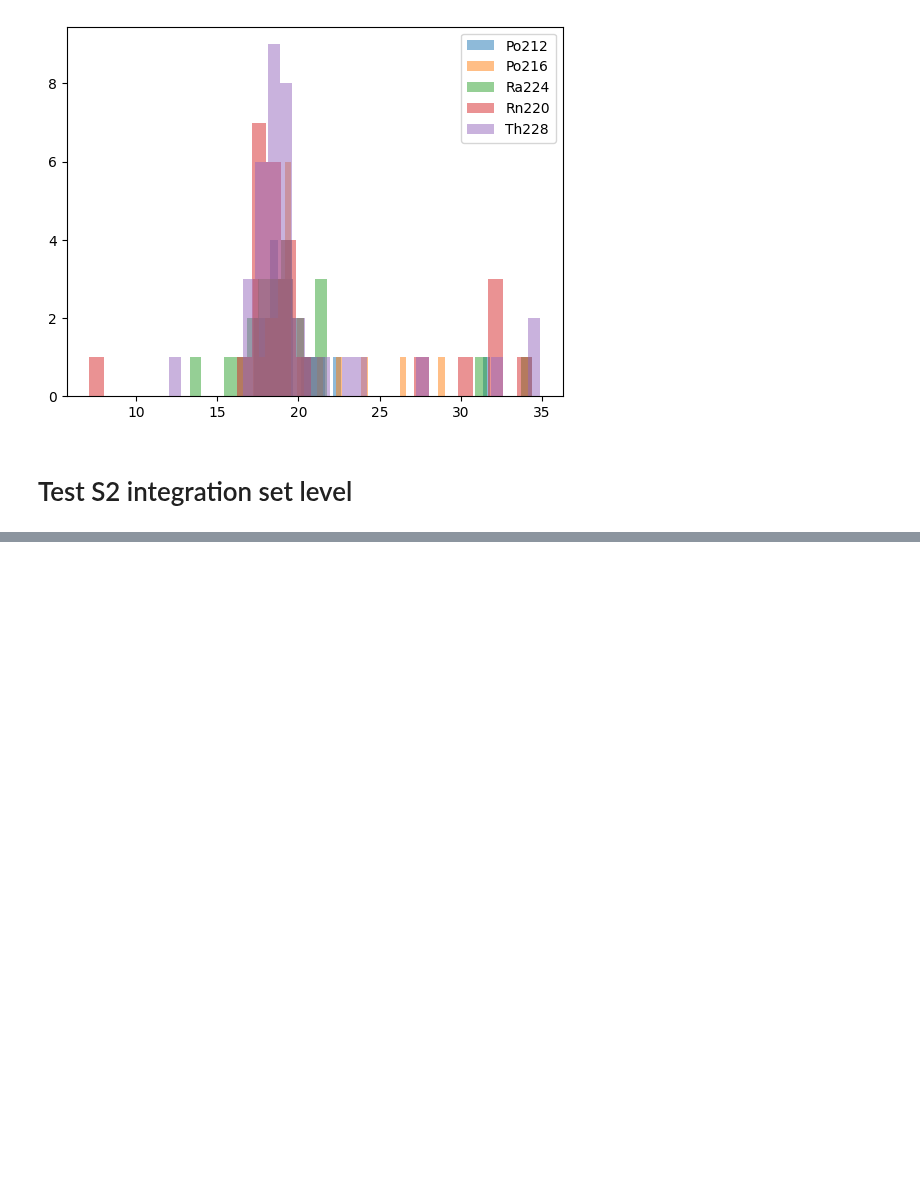
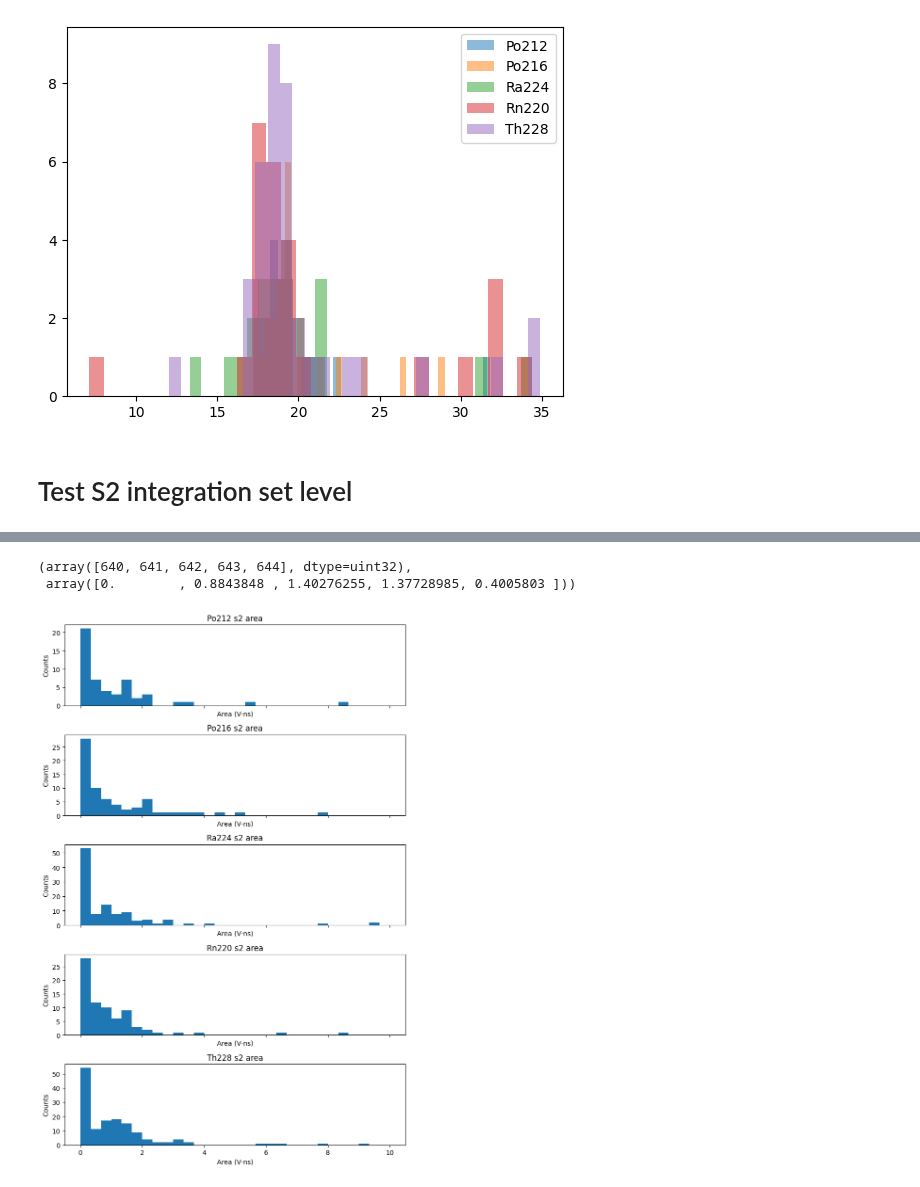
Before and after one commit to proscrite/RaTag, a Jupyter notebook: notebooks/multiiso_dev.ipynb, the cells around one changed output, grey strips where cells are left out. Drawn from its saved outputs; the diff is of its cells as text; code cells hidden in the pictures; blank space fills up the shorter version.

```diff
--- a/notebooks/multiiso_dev.ipynb
+++ b/notebooks/multiiso_dev.ipynb
@@ -378,0 +423,35 @@ plt.legend()
+# %%
+file_area_out = '/Users/pabloherrero/sabat/RaTagging/scope_data/waveforms/RUN18_multi/processed_data/FieldScan_Gate0100_Anode2000_s2_areas.npz'
+loaded_areas = np.load(file_area_out, allow_pickle=True)
+loaded_areas['uids'][:5], loaded_areas['s2_areas'][:5]
+# %% [output]
+(array([640, 641, 642, 643, 644], dtype=uint32),
+ array([0.        , 0.8843848 , 1.40276255, 1.37728985, 0.4005803 ]))
+# %%
+s2_area_map = {}
+for uid, area in zip(loaded_areas['uids'], loaded_areas['s2_areas']):
+    s2_area_map[uid] = area
+# %%
+area_dict = {}
+for name, uids in isot_s2.items():
+    for uid in uids:
+        try:
+            area_s2 = s2_area_map[uid]
+            area_dict[uid] = [name, area_s2]
+        except KeyError:
+            pass
+# %%
+areas_df = pd.DataFrame(area_dict, ).T
+areas_df.columns = ['isotope', 'area']
+grouped_area = list(areas_df.groupby('isotope')['area'])
+# %%
+fig, ax = plt.subplots(len(grouped_area), 1,
+                       figsize = (8, 12),
+                       sharex=True)
+for j, isot in enumerate(range(len(grouped_area))):
+    name, val_isot = grouped_area[isot]
+    ax[j].hist(val_isot, bins=30, range=(0, 10))
+    ax[j].set(title=str(name) + ' s2 area', xlabel='Area (V·ns)', ylabel='Counts')
+plt.tight_layout()
+# %% [output]
+[figure, added]
```
Also changed, not shown: parts of 8 cells of this notebook, 10 other files.
